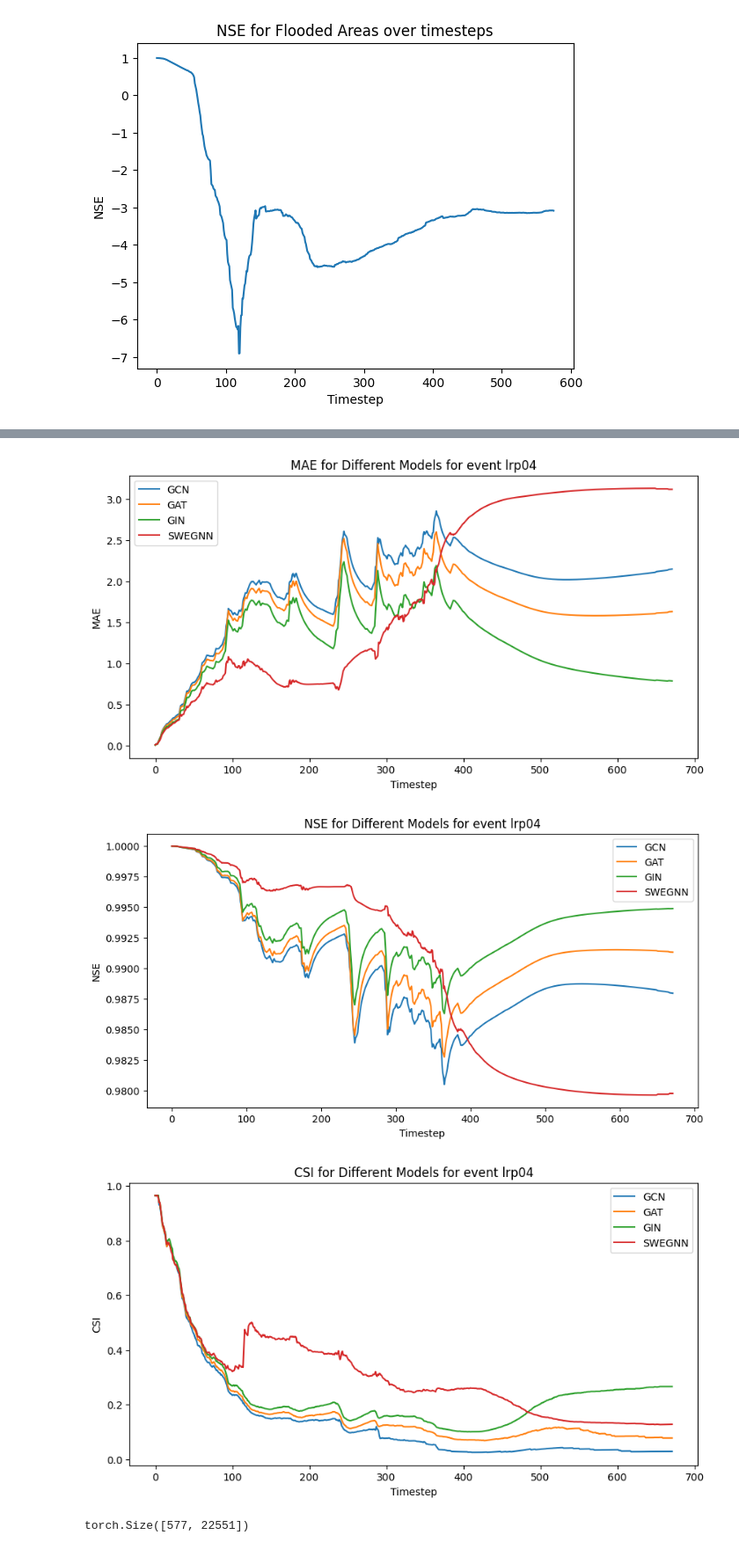
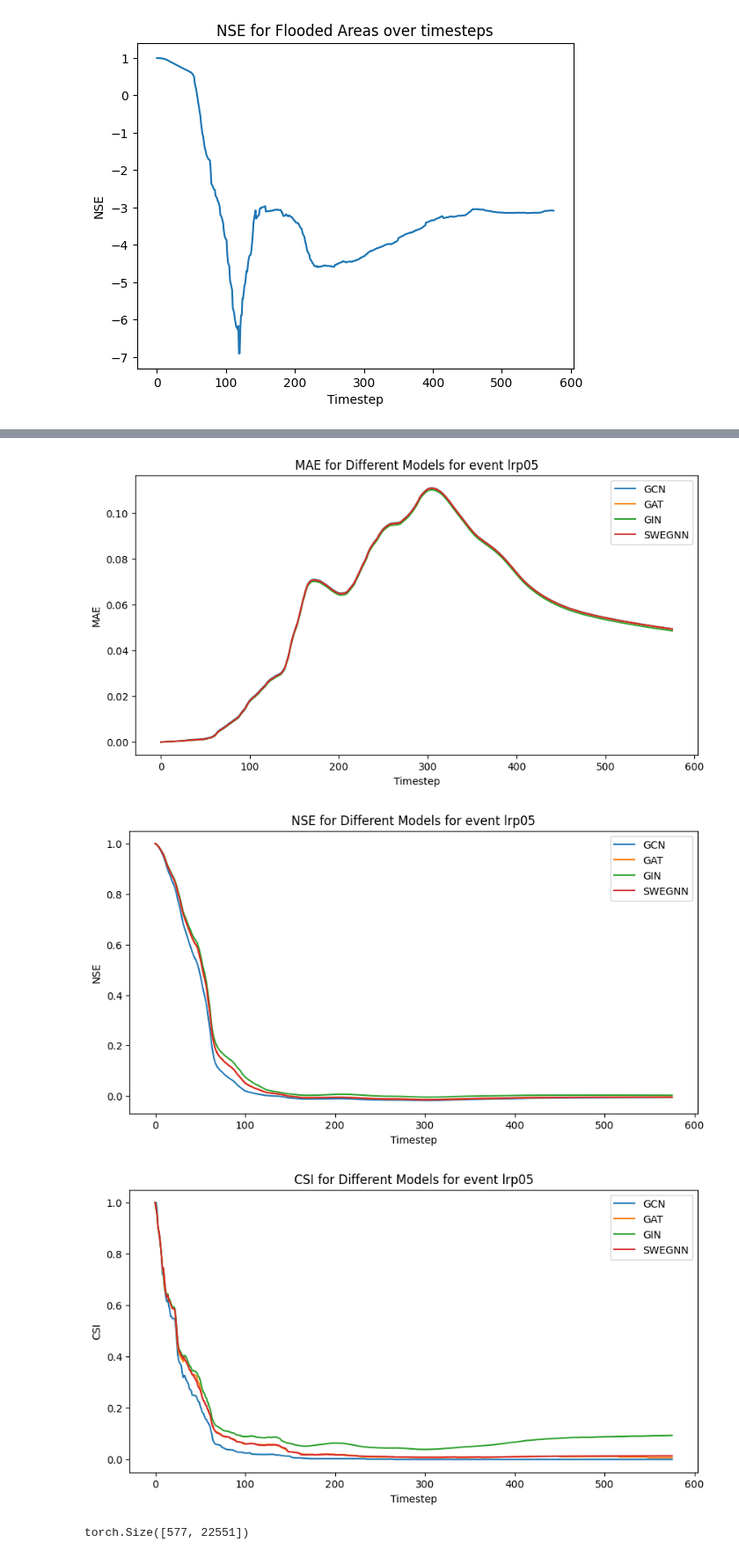
Before and after one commit to acostacos/gnn_flood_modeling, a Jupyter notebook: view_metrics.ipynb, the cells around one changed output, grey strips where cells are left out. Shown at 88% size. Saved outputs shown, nothing was run; the diff lists cells and outputs as text; code cells hidden in the pictures.

```diff
--- a/view_metrics.ipynb
+++ b/view_metrics.ipynb
@@ -79,18 +79,18 @@ def plot_metric_for_all_models(metric_paths: list[str], metric: str):
 #     'saved_metrics/lr/gin/GIN_lrp01_metrics.npz',
 #     'saved_metrics/lr/swegnn/SWEGNN_lrp01_metrics.npz',
 # ]
+# metric_paths = [
+#     'saved_metrics/lr/gcn/GCN_lrp04_metrics.npz',
+#     'saved_metrics/lr/gat/GAT_lrp04_metrics.npz',
+#     'saved_metrics/lr/gin/GIN_lrp04_metrics.npz',
+#     'saved_metrics/lr/swegnn/SWEGNN_lrp04_metrics.npz',
+# ]
 metric_paths = [
-    'saved_metrics/lr/gcn/GCN_lrp04_metrics.npz',
-    'saved_metrics/lr/gat/GAT_lrp04_metrics.npz',
-    'saved_metrics/lr/gin/GIN_lrp04_metrics.npz',
-    'saved_metrics/lr/swegnn/SWEGNN_lrp04_metrics.npz',
+    'saved_metrics/lr/gcn/GCN_lrp05_metrics.npz',
+    'saved_metrics/lr/gat/GAT_lrp05_metrics.npz',
+    'saved_metrics/lr/gin/GIN_lrp05_metrics.npz',
+    'saved_metrics/lr/swegnn/SWEGNN_lrp05_metrics.npz',
 ]
-# metric_paths = [
-#     'saved_metrics/lr/gcn/GCN_lrp05_metrics.npz',
-#     'saved_metrics/lr/gat/GAT_lrp05_metrics.npz',
-#     'saved_metrics/lr/gin/GIN_lrp05_metrics.npz',
-#     'saved_metrics/lr/swegnn/SWEGNN_lrp05_metrics.npz',
-# ]
 # metric_paths = [
 #     'saved_metrics/lr/gcn/GCN_lrp08_metrics.npz',
 #     'saved_metrics/lr/gat/GAT_lrp08_metrics.npz',
@@ -108,6 +108,6 @@ plot_metric_for_all_models(metric_paths, 'csi')
-[figure, old version]
+[figure, new version]
-[figure, old version]
+[figure, new version]
-[figure, old version]
+[figure, new version]
 # %%
 import torch
 from data.hecras_data_retrieval import get_water_level
```
Also changed, not shown: parts of 3 cells of this notebook, 1 other file.
